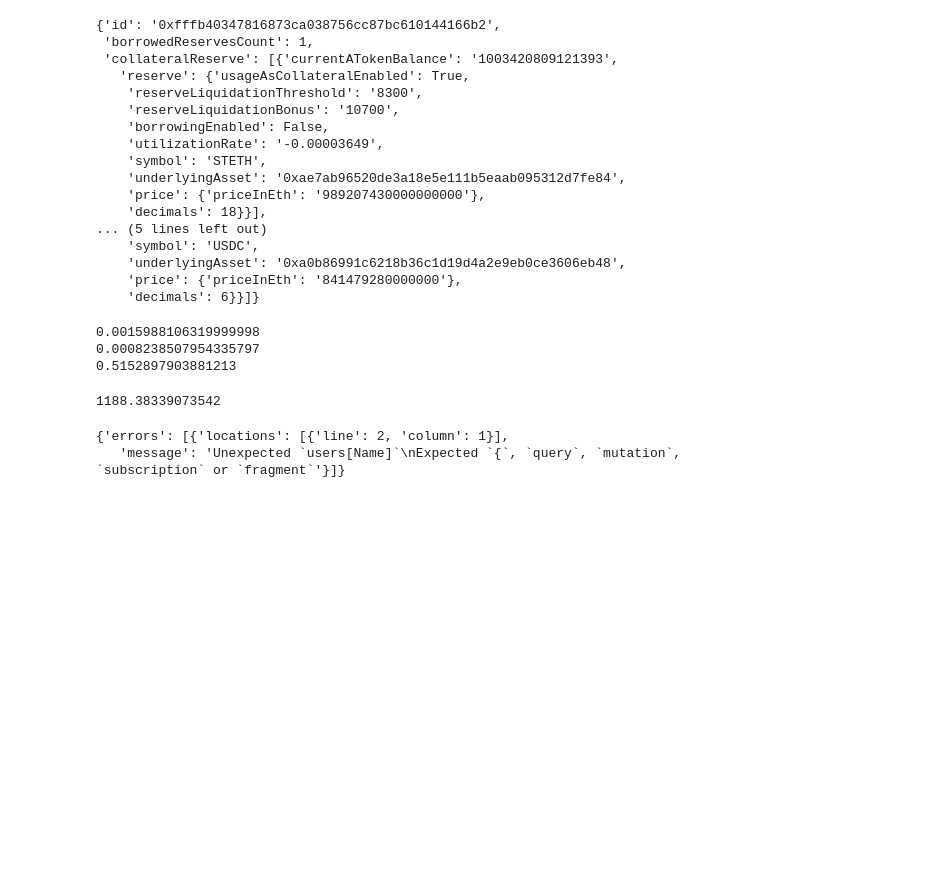
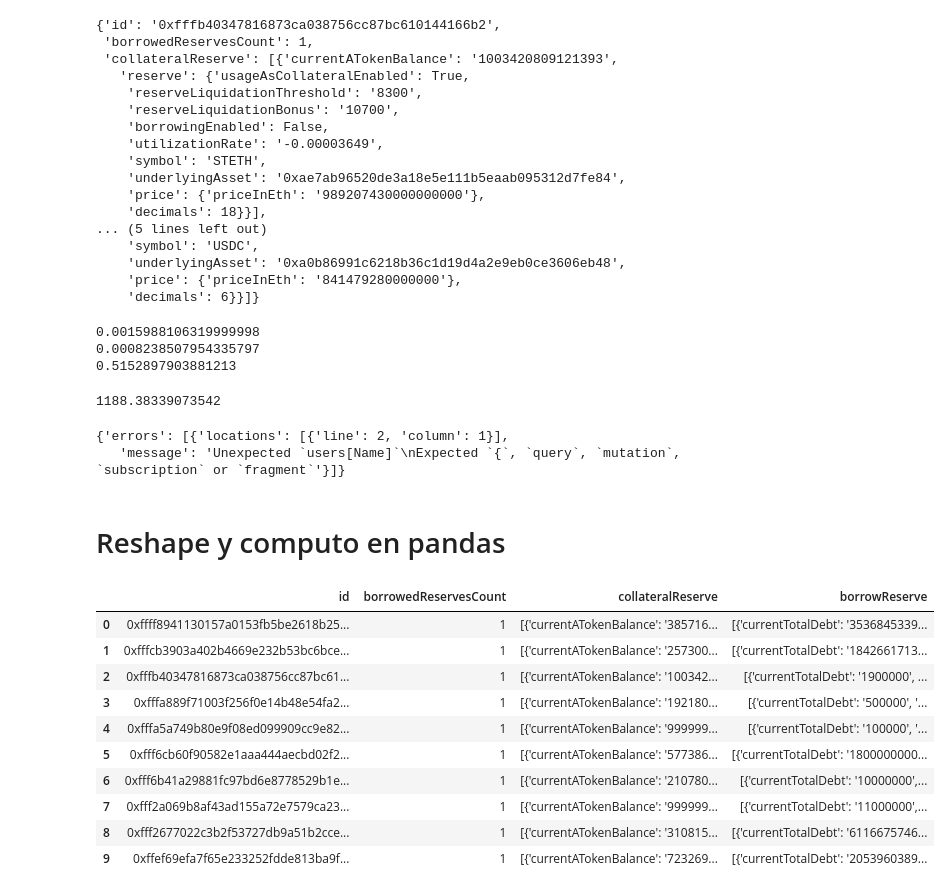
Before and after one commit to rpasquini/defidata, a Jupyter notebook: AAVE_Unhealthy_positions.ipynb, the cells around one changed output. Drawn from its saved outputs; the diff is of its cells as text; code cells hidden in the pictures; blank space fills up the shorter version.

```diff
--- a/AAVE_Unhealthy_positions.ipynb
+++ b/AAVE_Unhealthy_positions.ipynb
@@ -382,3 +382,5 @@ def parse_users(payload):
             "max_borrowedPriceInEth": max_borrowed_price_in_eth,
             "max_collateralBonus": max_collateral_bonus / 10000,
             "max_collateralPriceInEth": max
+# %% [markdown]
+# Reshape y computo en pandas
@@ -384,0 +389,15 @@ def parse_users(payload):
+# %%
+df = pd.json_normalize(result['data']['users'], sep='_')
+df
+# %% [output]
+|  | id | borrowedReservesCount | collateralReserve | borrowReserve |
+| 0 | 0xffff8941130157a0153fb5be2618b25... | 1 | [{'currentATokenBalance': '385716... | [{'currentTotalDebt': '3536845339... |
+| 1 | 0xfffcb3903a402b4669e232b53bc6bce... | 1 | [{'currentATokenBalance': '257300... | [{'currentTotalDebt': '1842661713... |
+| 2 | 0xfffb40347816873ca038756cc87bc61... | 1 | [{'currentATokenBalance': '100342... | [{'currentTotalDebt': '1900000', ... |
+| 3 | 0xfffa889f71003f256f0e14b48e54fa2... | 1 | [{'currentATokenBalance': '192180... | [{'currentTotalDebt': '500000', '... |
+| 4 | 0xfffa5a749b80e9f08ed099909cc9e82... | 1 | [{'currentATokenBalance': '999999... | [{'currentTotalDebt': '100000', '... |
+| 5 | 0xfff6cb60f90582e1aaa444aecbd02f2... | 1 | [{'currentATokenBalance': '577386... | [{'currentTotalDebt': '1800000000... |
+| 6 | 0xfff6b41a29881fc97bd6e8778529b1e... | 1 | [{'currentATokenBalance': '210780... | [{'currentTotalDebt': '10000000',... |
+| 7 | 0xfff2a069b8af43ad155a72e7579ca23... | 1 | [{'currentATokenBalance': '999999... | [{'currentTotalDebt': '11000000',... |
+| 8 | 0xfff2677022c3b2f53727db9a51b2cce... | 1 | [{'currentATokenBalance': '310815... | [{'currentTotalDebt': '6116675746... |
+| 9 | 0xffef69efa7f65e233252fdde813ba9f... | 1 | [{'currentATokenBalance': '723269... | [{'currentTotalDebt': '2053960389... |
```
Also changed, not shown: parts of 5 cells of this notebook.
